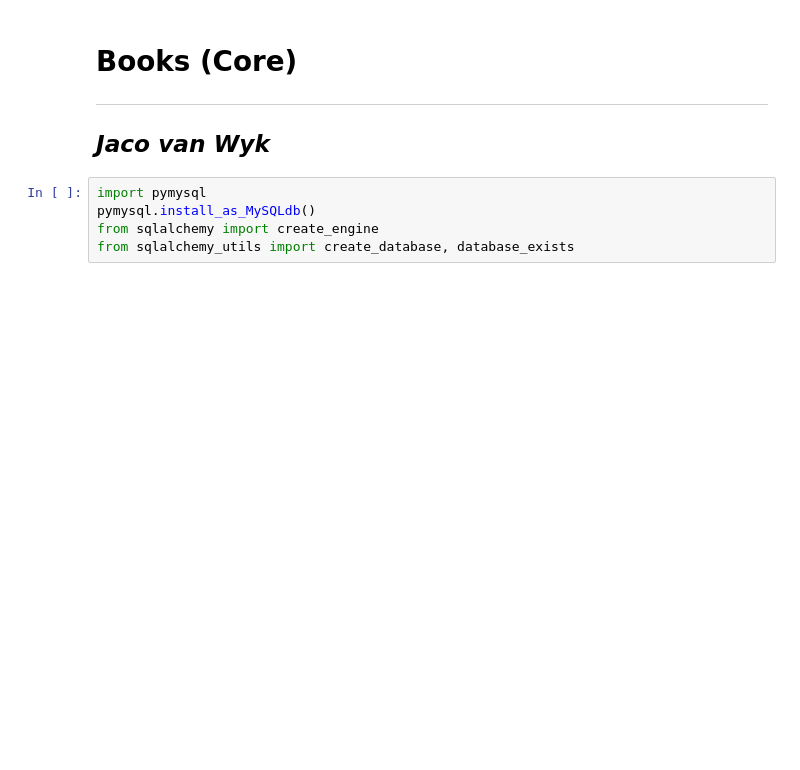
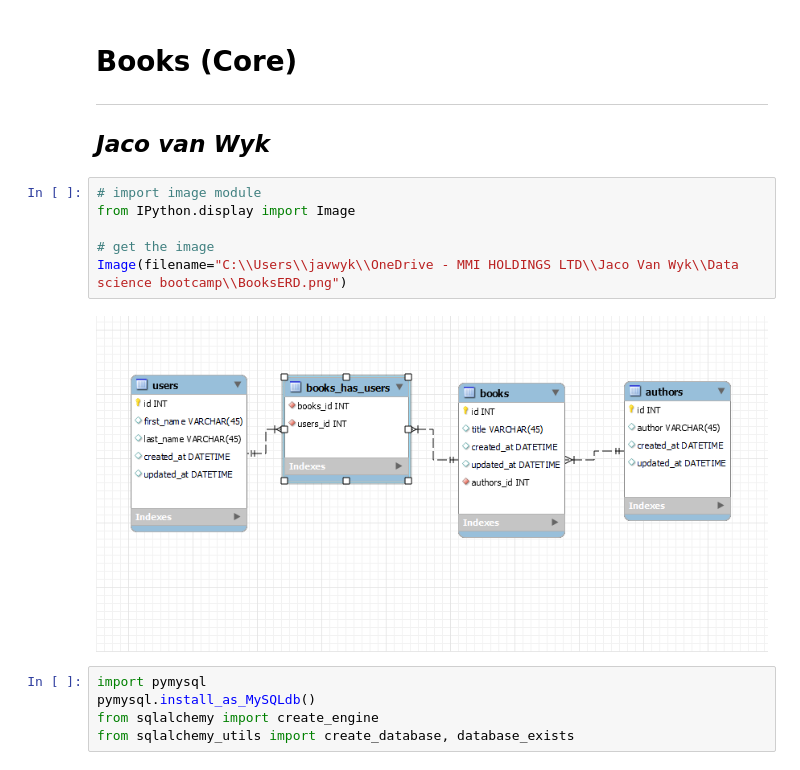
Before and after one commit to jvwk/Books, a Jupyter notebook: Books.ipynb, the cells around one changed output. Saved outputs shown, nothing was run; the diff lists cells and outputs as text; blank space fills up the shorter version.

```diff
--- a/Books.ipynb
+++ b/Books.ipynb
@@ -4,6 +4,14 @@
 -----------------
 
 ## *Jaco van Wyk*
+# %%
+# import image module
+from IPython.display import Image
+
+# get the image
+Image(filename="C:\\Users\\javwyk\\OneDrive - MMI HOLDINGS LTD\\Jaco Van Wyk\\Data science bootcamp\\BooksERD.png")
+# %% [output]
+[figure, added]
 # %%
 import pymysql
 pymysql.install_as_MySQLdb()
```
